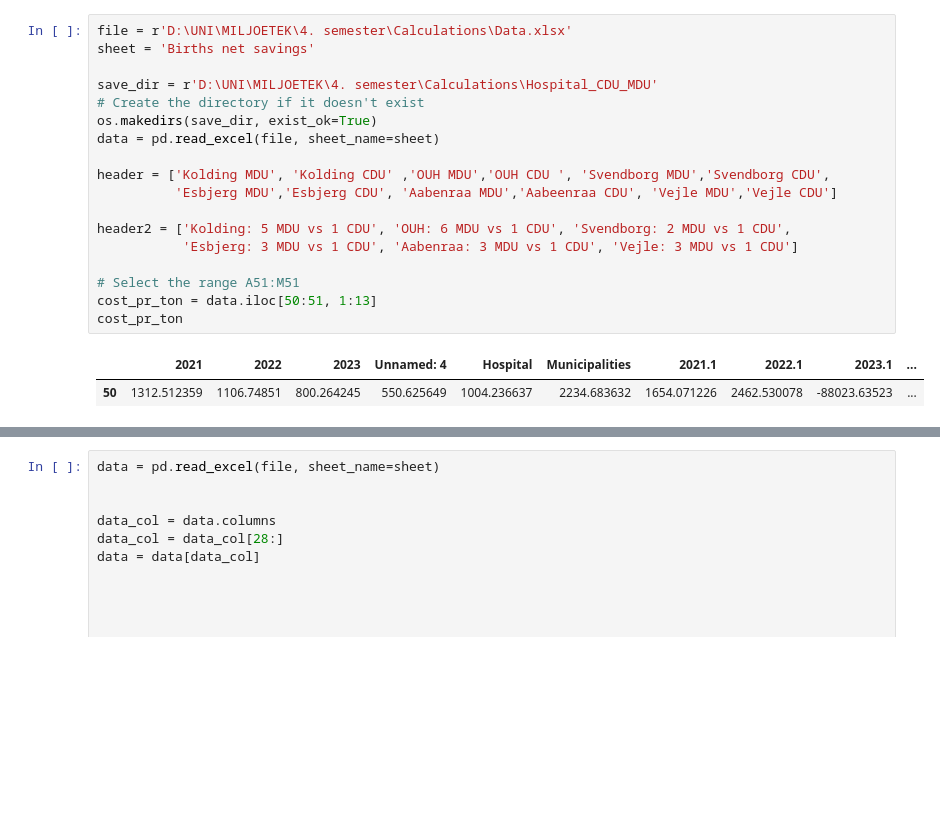
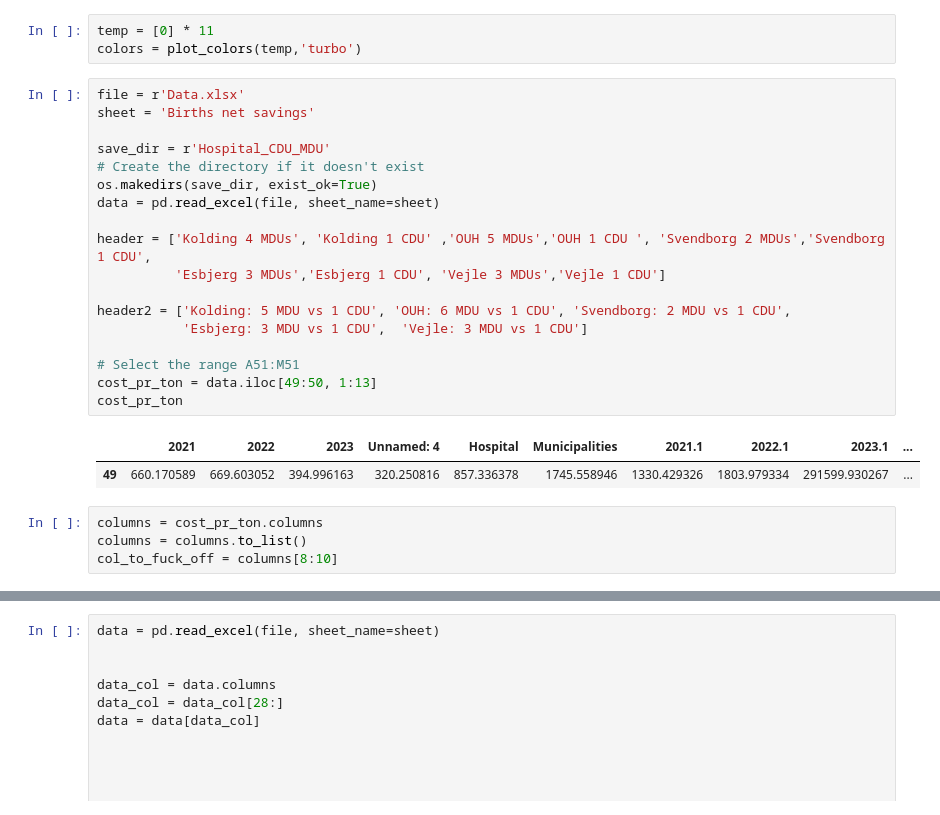
Before and after one commit to RuneWF/Single-use-vs-multi-use-in-health-care, a Jupyter notebook: Brighway/RS_CDU_MDU.ipynb, the cells around one changed output, grey strips where cells are left out. Saved outputs shown, nothing was run; the diff lists cells and outputs as text; blank space fills up the shorter version.

```diff
--- a/Brighway/RS_CDU_MDU.ipynb
+++ b/Brighway/RS_CDU_MDU.ipynb
@@ -12,21 +23,28 @@ colors = [cmap(i) for i in np.linspace(0, 1.5, 12)]
+# %%
+temp = [0] * 11
+colors = plot_colors(temp,'turbo')
 # %%
-file = r'D:\UNI\MILJOETEK\4. semester\Calculations\Data.xlsx'
+file = r'Data.xlsx'
 sheet = 'Births net savings'
 
-save_dir = r'D:\UNI\MILJOETEK\4. semester\Calculations\Hospital_CDU_MDU'
+save_dir = r'Hospital_CDU_MDU'
 # Create the directory if it doesn't exist
 os.makedirs(save_dir, exist_ok=True)
 data = pd.read_excel(file, sheet_name=sheet)
 
-header = ['Kolding MDU', 'Kolding CDU' ,'OUH MDU','OUH CDU ', 'Svendborg MDU','Svendborg CDU',
-          'Esbjerg MDU','Esbjerg CDU', 'Aabenraa MDU','Aabeenraa CDU', 'Vejle MDU','Vejle CDU']
+header = ['Kolding 4 MDUs', 'Kolding 1 CDU' ,'OUH 5 MDUs','OUH 1 CDU ', 'Svendborg 2 MDUs','Svendborg 1 CDU',
+          'Esbjerg 3 MDUs','Esbjerg 1 CDU', 'Vejle 3 MDUs','Vejle 1 CDU']
 
 header2 = ['Kolding: 5 MDU vs 1 CDU', 'OUH: 6 MDU vs 1 CDU', 'Svendborg: 2 MDU vs 1 CDU',
-           'Esbjerg: 3 MDU vs 1 CDU', 'Aabenraa: 3 MDU vs 1 CDU', 'Vejle: 3 MDU vs 1 CDU']
+           'Esbjerg: 3 MDU vs 1 CDU',  'Vejle: 3 MDU vs 1 CDU']
 
 # Select the range A51:M51
-cost_pr_ton = data.iloc[50:51, 1:13]
+cost_pr_ton = data.iloc[49:50, 1:13]
 cost_pr_ton
 # %% [output]
 |  | 2021 | 2022 | 2023 | Unnamed: 4 | Hospital | Municipalities | 2021.1 | 2022.1 | 2023.1 | ... |
-| 50 | 1312.512359 | 1106.74851 | 800.264245 | 550.625649 | 1004.236637 | 2234.683632 | 1654.071226 | 2462.530078 | -88023.63523 | ... |
+| 49 | 660.170589 | 669.603052 | 394.996163 | 320.250816 | 857.336378 | 1745.558946 | 1330.429326 | 1803.979334 | 291599.930267 | ... |
+# %%
+columns = cost_pr_ton.columns
+columns = columns.to_list()
+col_to_fuck_off = columns[8:10]
```
Also changed, not shown: parts of 9 cells of this notebook, 14 other files.
